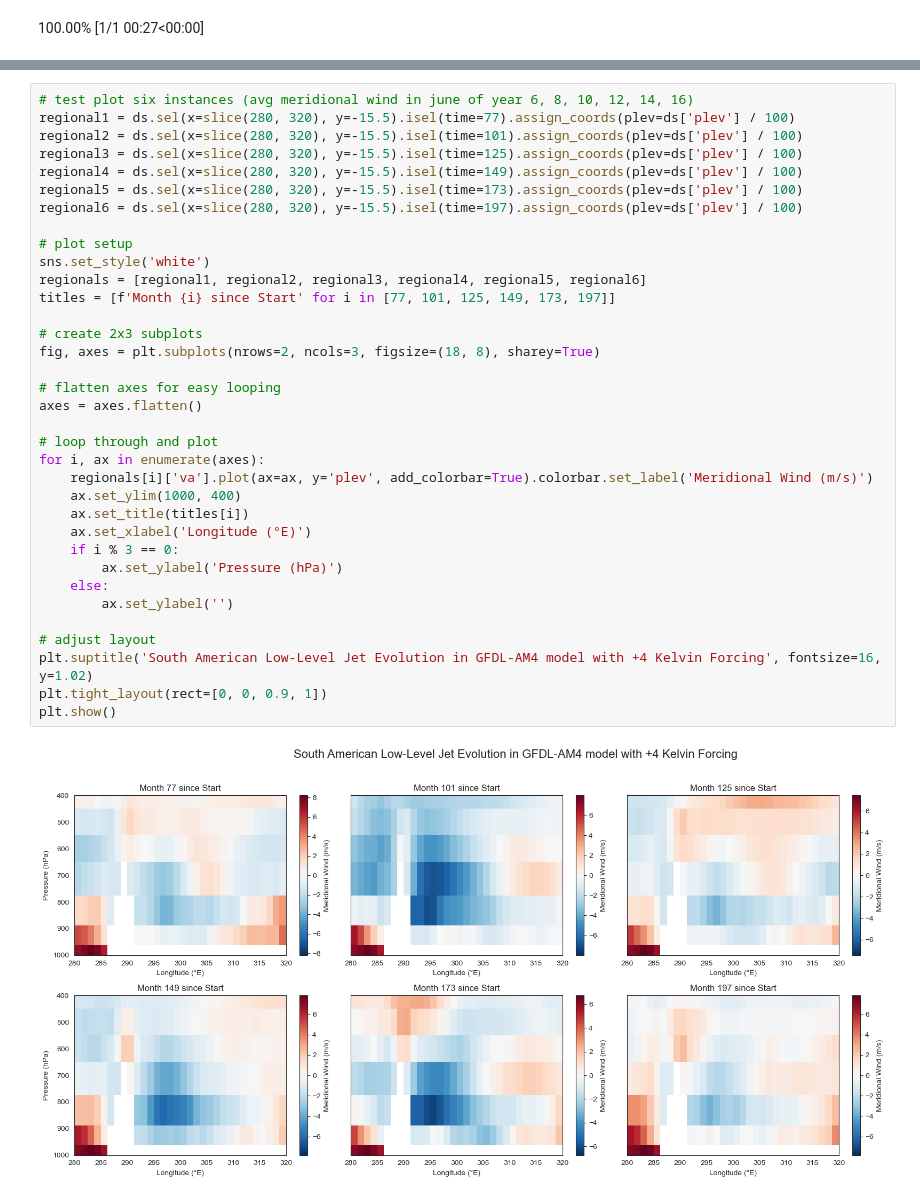
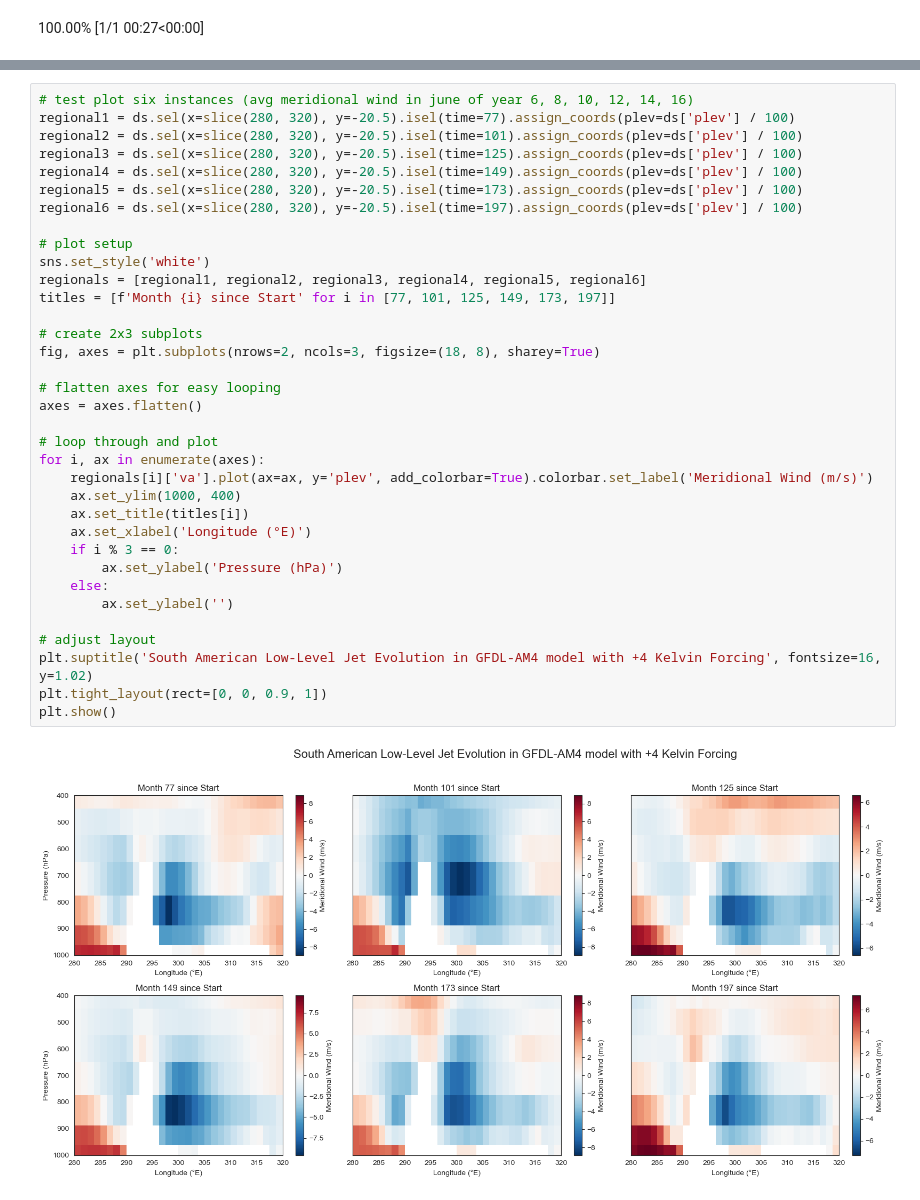
Before and after one commit to felixleodiaz/SALLJ, a Jupyter notebook: scripts/find_variables.ipynb, the cells around one changed output, grey strips where cells are left out. Drawn from its saved outputs; the diff is of its cells as text.

Commit message:
updates to LLJ core graph

```diff
--- a/scripts/find_variables.ipynb
+++ b/scripts/find_variables.ipynb
@@ -74,38 +74,38 @@ Coordinates: (12/13)
     intake_esm_dataset_key:           CFMIP.NOAA-GFDL.GFDL-CM4.amip-p4K.Amon.gr1
 # %%
 # test plot six instances (avg meridional wind in june of year 6, 8, 10, 12, 14, 16)
-regional1 = ds.sel(x=slice(280, 320), y=-15.5).isel(time=77).assign_coords(plev=ds['plev'] / 100)
-regional2 = ds.sel(x=slice(280, 320), y=-15.5).isel(time=101).assign_coords(plev=ds['plev'] / 100)
-regional3 = ds.sel(x=slice(280, 320), y=-15.5).isel(time=125).assign_coords(plev=ds['plev'] / 100)
-regional4 = ds.sel(x=slice(280, 320), y=-15.5).isel(time=149).assign_coords(plev=ds['plev'] / 100)
-regional5 = ds.sel(x=slice(280, 320), y=-15.5).isel(time=173).assign_coords(plev=ds['plev'] / 100)
-regional6 = ds.sel(x=slice(280, 320), y=-15.5).isel(time=197).assign_coords(plev=ds['plev'] / 100)
+regional1 = ds.sel(x=slice(280, 320), y=-20.5).isel(time=77).assign_coords(plev=ds['plev'] / 100)
+regional2 = ds.sel(x=slice(280, 320), y=-20.5).isel(time=101).assign_coords(plev=ds['plev'] / 100)
+regional3 = ds.sel(x=slice(280, 320), y=-20.5).isel(time=125).assign_coords(plev=ds['plev'] / 100)
+regional4 = ds.sel(x=slice(280, 320), y=-20.5).isel(time=149).assign_coords(plev=ds['plev'] / 100)
+regional5 = ds.sel(x=slice(280, 320), y=-20.5).isel(time=173).assign_coords(plev=ds['plev'] / 100)
+regional6 = ds.sel(x=slice(280, 320), y=-20.5).isel(time=197).assign_coords(plev=ds['plev'] / 100)
 
 # plot setup
 sns.set_style('white')
 regionals = [regional1, regional2, regional3, regional4, regional5, regional6]
 titles = [f'Month {i} since Start' for i in [77, 101, 125, 149, 173, 197]]
 
 # create 2x3 subplots
 fig, axes = plt.subplots(nrows=2, ncols=3, figsize=(18, 8), sharey=True)
 
 # flatten axes for easy looping
 axes = axes.flatten()
 
 # loop through and plot
 for i, ax in enumerate(axes):
     regionals[i]['va'].plot(ax=ax, y='plev', add_colorbar=True).colorbar.set_label('Meridional Wind (m/s)')
     ax.set_ylim(1000, 400)
     ax.set_title(titles[i])
     ax.set_xlabel('Longitude (°E)')
     if i % 3 == 0:
         ax.set_ylabel('Pressure (hPa)')
     else:
         ax.set_ylabel('')
 
 # adjust layout
 plt.suptitle('South American Low-Level Jet Evolution in GFDL-AM4 model with +4 Kelvin Forcing', fontsize=16, y=1.02)
 plt.tight_layout(rect=[0, 0, 0.9, 1])
 plt.show()
 # %% [output]
-[figure, old version]
+[figure, new version]
```
